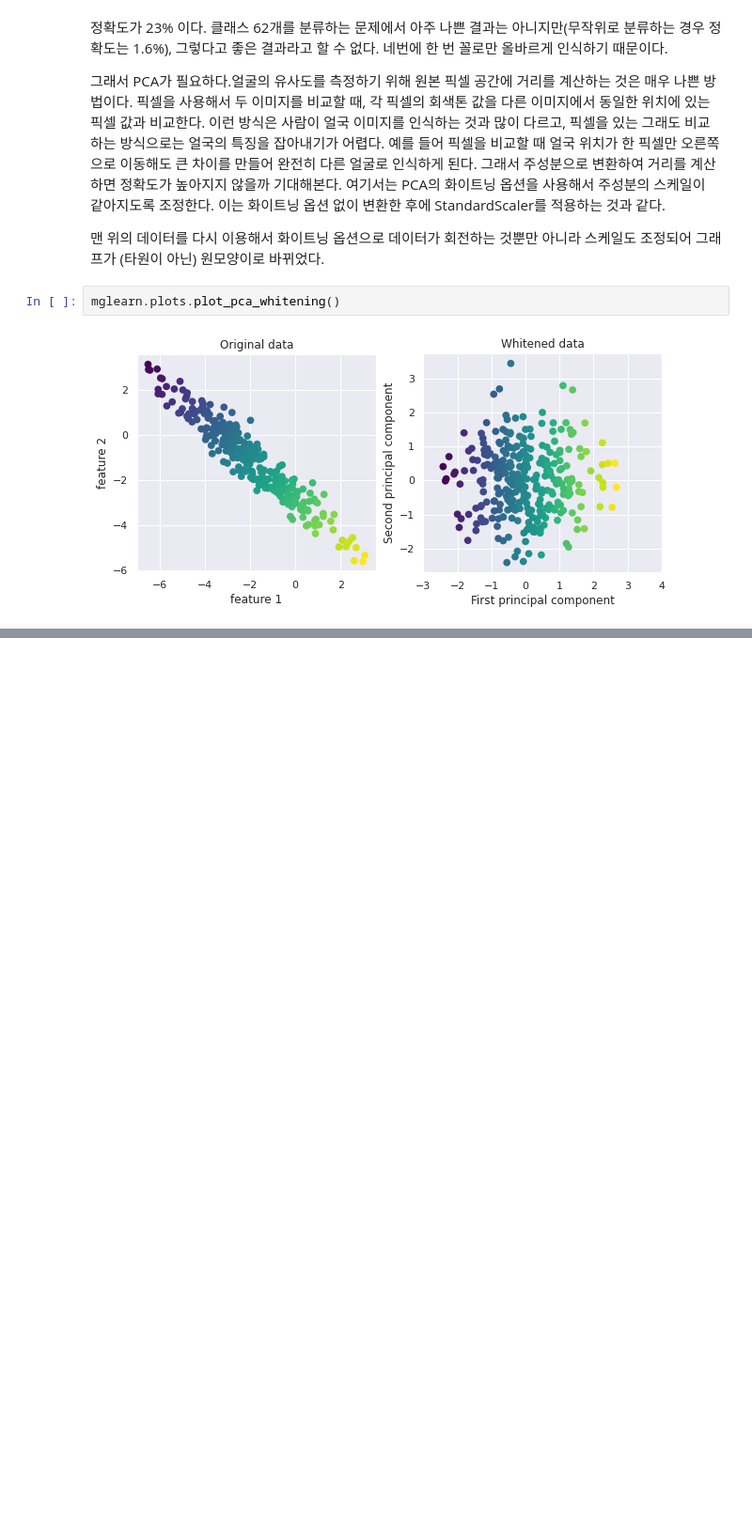
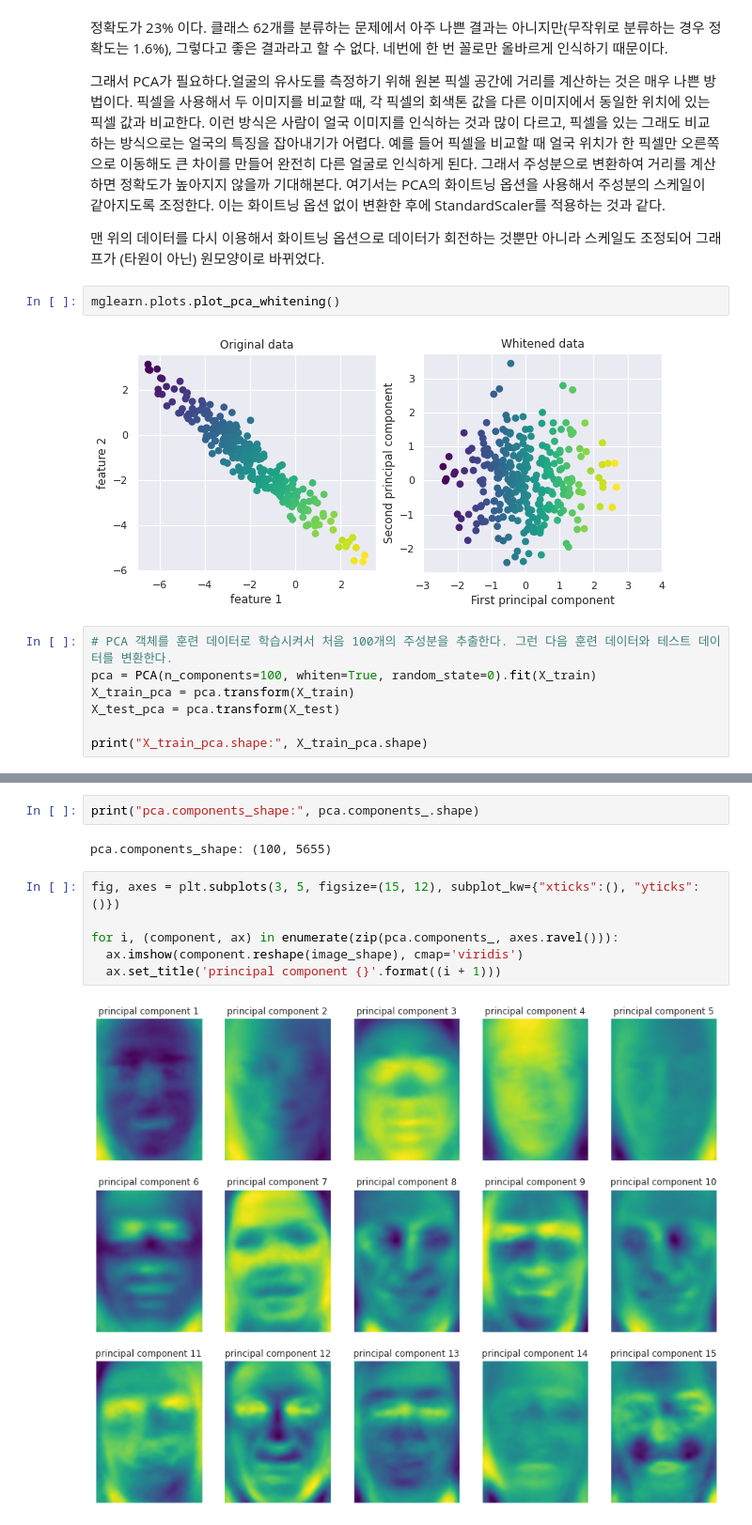
Before and after one commit to 201ssc/python_test1, a Jupyter notebook: 3_4_차원축소,_특성_축줄_매니폴드_학습.ipynb, the cells around one changed output, grey strips where cells are left out. Shown at 94% size. Drawn from its saved outputs; the diff is of its cells as text; blank space fills up the shorter version.

```diff
--- a/3_4_차원축소,_특성_축줄_매니폴드_학습.ipynb
+++ b/3_4_차원축소,_특성_축줄_매니폴드_학습.ipynb
@@ -266,3 +266,10 @@ print("1-최근접 이웃의 테스트 세트 점수: {:.2f}".format(knn.score(X
 mglearn.plots.plot_pca_whitening()
 # %% [output]
 [figure]
+# %%
+# PCA 객체를 훈련 데이터로 학습시켜서 처음 100개의 주성분을 추출한다. 그런 다음 훈련 데이터와 테스트 데이터를 변환한다.
+pca = PCA(n_components=100, whiten=True, random_state=0).fit(X_train)
+X_train_pca = pca.transform(X_train)
+X_test_pca = pca.transform(X_test)
+
+print("X_train_pca.shape:", X_train_pca.shape)
@@ -268,0 +290,12 @@ mglearn.plots.plot_pca_whitening()
+# %%
+print("pca.components_shape:", pca.components_.shape)
+# %% [output]
+pca.components_shape: (100, 5655)
+# %%
+fig, axes = plt.subplots(3, 5, figsize=(15, 12), subplot_kw={"xticks":(), "yticks": ()})
+
+for i, (component, ax) in enumerate(zip(pca.components_, axes.ravel())):
+  ax.imshow(component.reshape(image_shape), cmap='viridis')
+  ax.set_title('principal component {}'.format((i + 1)))
+# %% [output]
+[figure, added]
```
Also changed, not shown: parts of 9 cells of this notebook.
